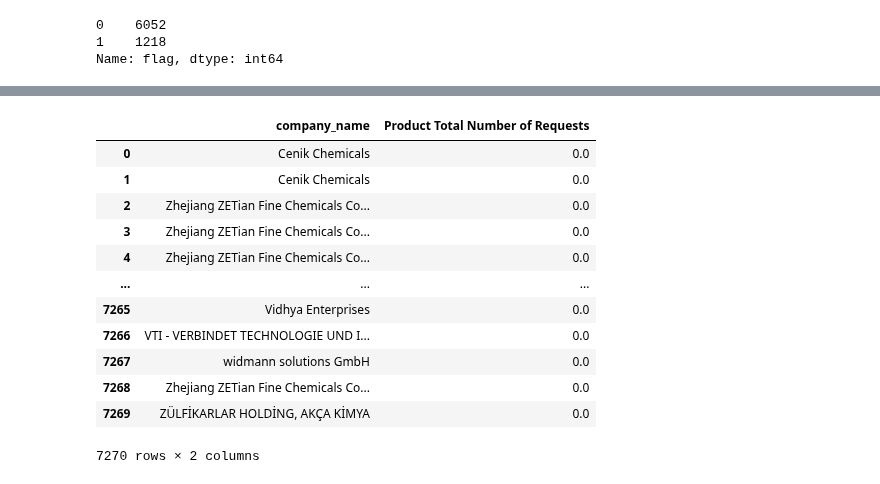
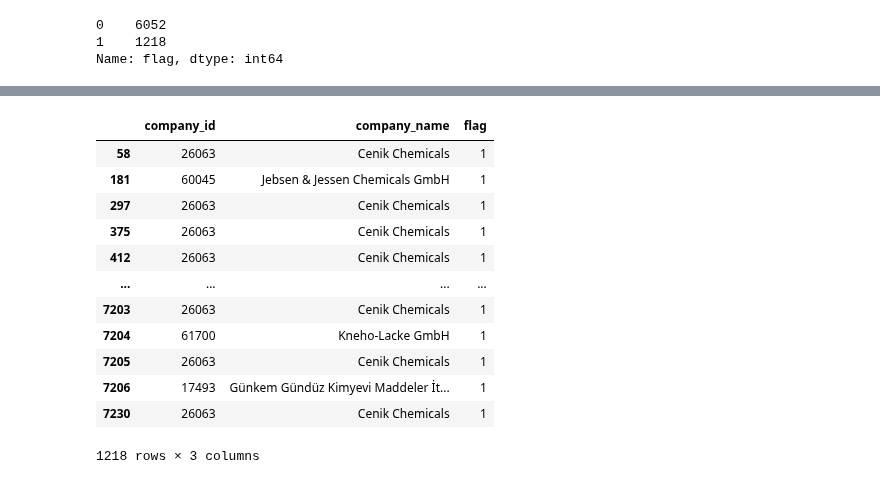
Before and after one commit to asadTariq666/Python_work, a Jupyter notebook: Chemondis/Chemondis Supplier Scores/Product.ipynb, the cells around one changed output, grey strips where cells are left out. Drawn from its saved outputs; the diff is of its cells as text; code cells hidden in the pictures.

```diff
--- a/Chemondis/Chemondis Supplier Scores/Product.ipynb
+++ b/Chemondis/Chemondis Supplier Scores/Product.ipynb
@@ -200,20 +198,22 @@ df3.head()
 | 3 | 4 | Zhejiang ZETian Fine Chemicals Co... | 10-Chloro-1-Decanol | 51309-10-5 | 17191 | 0 | 0.0 |
 | 4 | 5 | Zhejiang ZETian Fine Chemicals Co... | (10-phenylanthracen-9-yl)boronic ... | 334658-75-2 | 17191 | 0 | 0.0 |
 # %%
-df = df3[["company_name",'Product Total Number of Requests']]
-df
+df_flag = df3[['company_id',"company_name",'flag']]
+df_reqeust_score = df3[['company_id',"company_name",'Product Total Number of Requests']]
-# %% [output]
-|  | company_name | Product Total Number of Requests |
-| 0 | Cenik Chemicals | 0.0 |
-| 1 | Cenik Chemicals | 0.0 |
-| 2 | Zhejiang ZETian Fine Chemicals Co... | 0.0 |
-| 3 | Zhejiang ZETian Fine Chemicals Co... | 0.0 |
-| 4 | Zhejiang ZETian Fine Chemicals Co... | 0.0 |
-| ... | ... | ... |
-| 7265 | Vidhya Enterprises | 0.0 |
-| 7266 | VTI - VERBINDET TECHNOLOGIE UND I... | 0.0 |
-| 7267 | widmann solutions GmbH | 0.0 |
-| 7268 | Zhejiang ZETian Fine Chemicals Co... | 0.0 |
-| 7269 | ZÜLFİKARLAR HOLDİNG, AKÇA KİMYA | 0.0 |
-7270 rows × 2 columns
+# %%
+df_flag.loc[df_flag['flag'] == 1]
+# %% [output]
+|  | company_id | company_name | flag |
+| 58 | 26063 | Cenik Chemicals | 1 |
+| 181 | 60045 | Jebsen & Jessen Chemicals GmbH | 1 |
+| 297 | 26063 | Cenik Chemicals | 1 |
+| 375 | 26063 | Cenik Chemicals | 1 |
+| 412 | 26063 | Cenik Chemicals | 1 |
+| ... | ... | ... | ... |
+| 7203 | 26063 | Cenik Chemicals | 1 |
+| 7204 | 61700 | Kneho-Lacke GmbH | 1 |
+| 7205 | 26063 | Cenik Chemicals | 1 |
+| 7206 | 17493 | Günkem Gündüz Kimyevi Maddeler İt... | 1 |
+| 7230 | 26063 | Cenik Chemicals | 1 |
+1218 rows × 3 columns
 # %%
```
Also changed, not shown: parts of 16 cells of this notebook, 3 other files.
